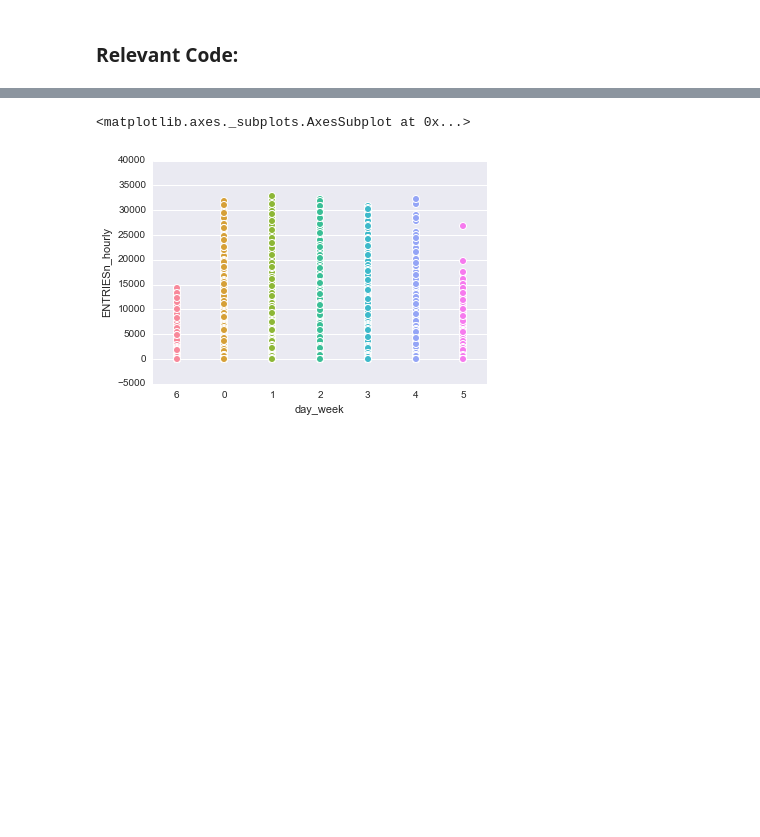
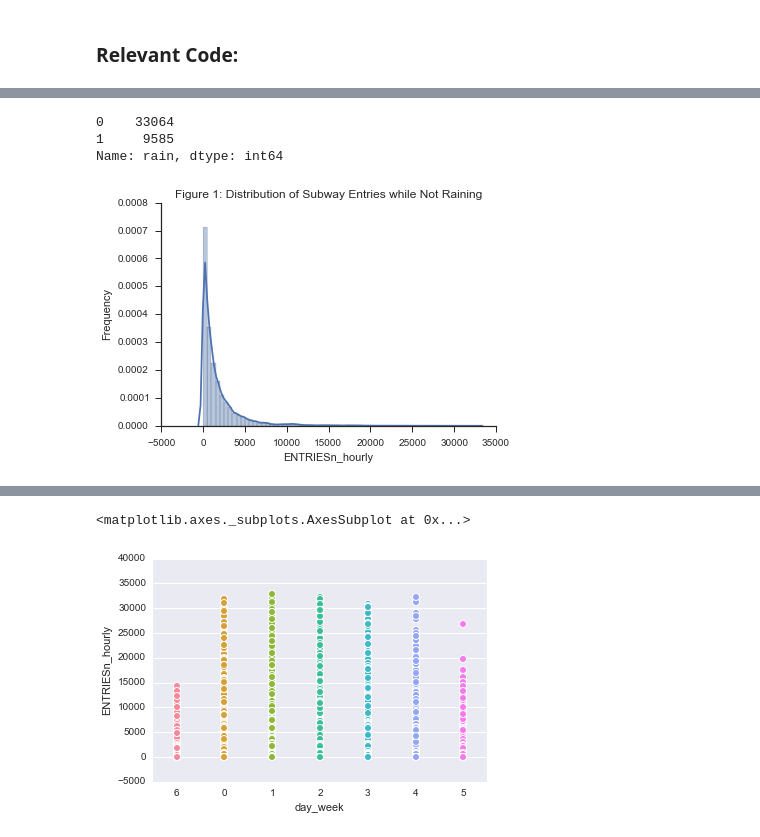
Before and after one commit to kshannon/udacity-data-analyst, a Jupyter notebook: project 2/Project 2 - Analyze NYC Subway Dataset.ipynb, the cells around one changed output, grey strips where cells are left out. Saved outputs shown, nothing was run; the diff lists cells and outputs as text; code cells hidden in the pictures; blank space fills up the shorter version.

Commit message:
added figures 1 and 2
distribution histograms for ENTRIESn_hourly

```diff
--- a/project 2/Project 2 - Analyze NYC Subway Dataset.ipynb
+++ b/project 2/Project 2 - Analyze NYC Subway Dataset.ipynb
@@ -85,0 +80,16 @@ sns.distplot(df['ENTRIESn_hourly'][df['rain']==1])
+# %%
+print df['rain'].value_counts() #using value_counts to glean more info about particular columns of data.
+# %% [output]
+0    33064
+1     9585
+Name: rain, dtype: int64
+# %%
+#Figure 1
+sns.set_style("ticks")
+figure_1 = sns.distplot(df['ENTRIESn_hourly'][df['rain']==0], bins=range(0,30001,500))
+figure_1.set(ylabel="Frequency", yticks=(0.0000,0.0001,0.0002,0.0003,0.0004,0.0005,0.0006,0.0007, 0.0008),
+             title="Figure 1: Distribution of Subway Entries while Not Raining")
+sns.despine()
+plt.show()
+# %% [output]
+[figure, added]
```
Also changed, not shown: parts of 17 cells of this notebook, 2 other files.
